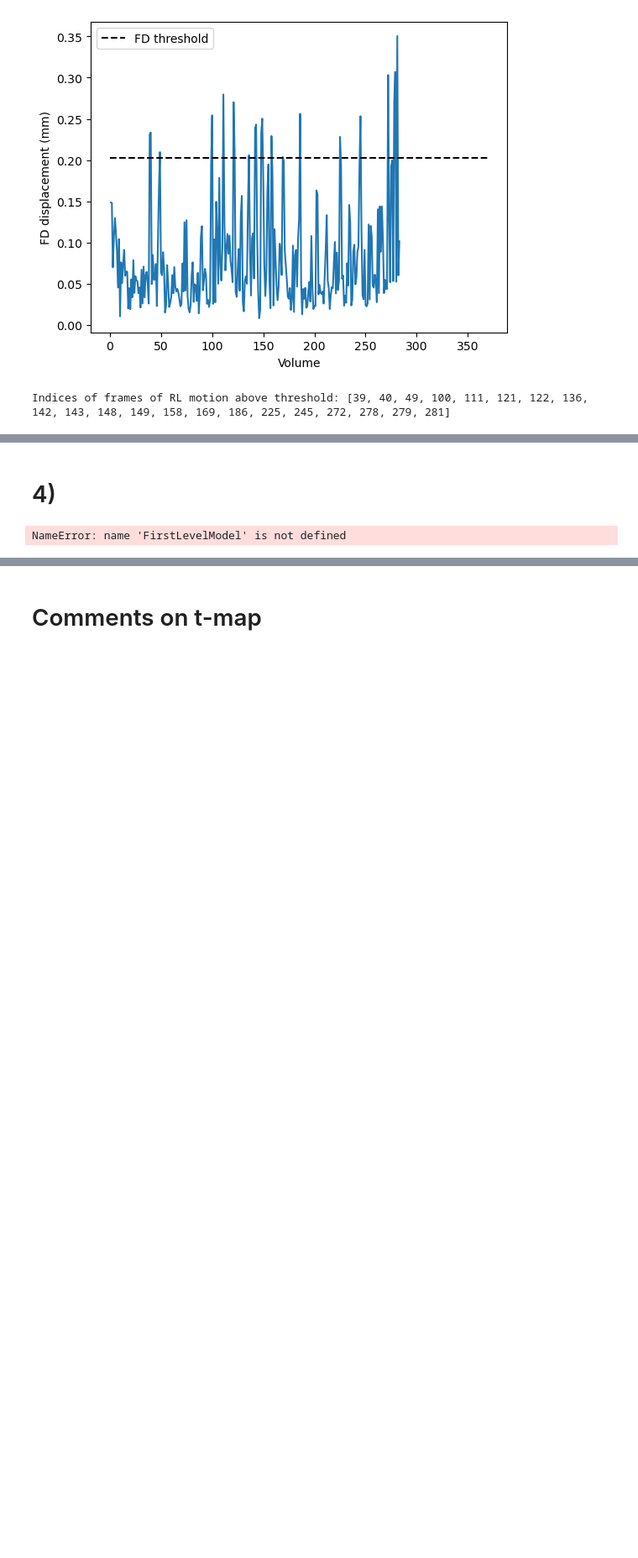
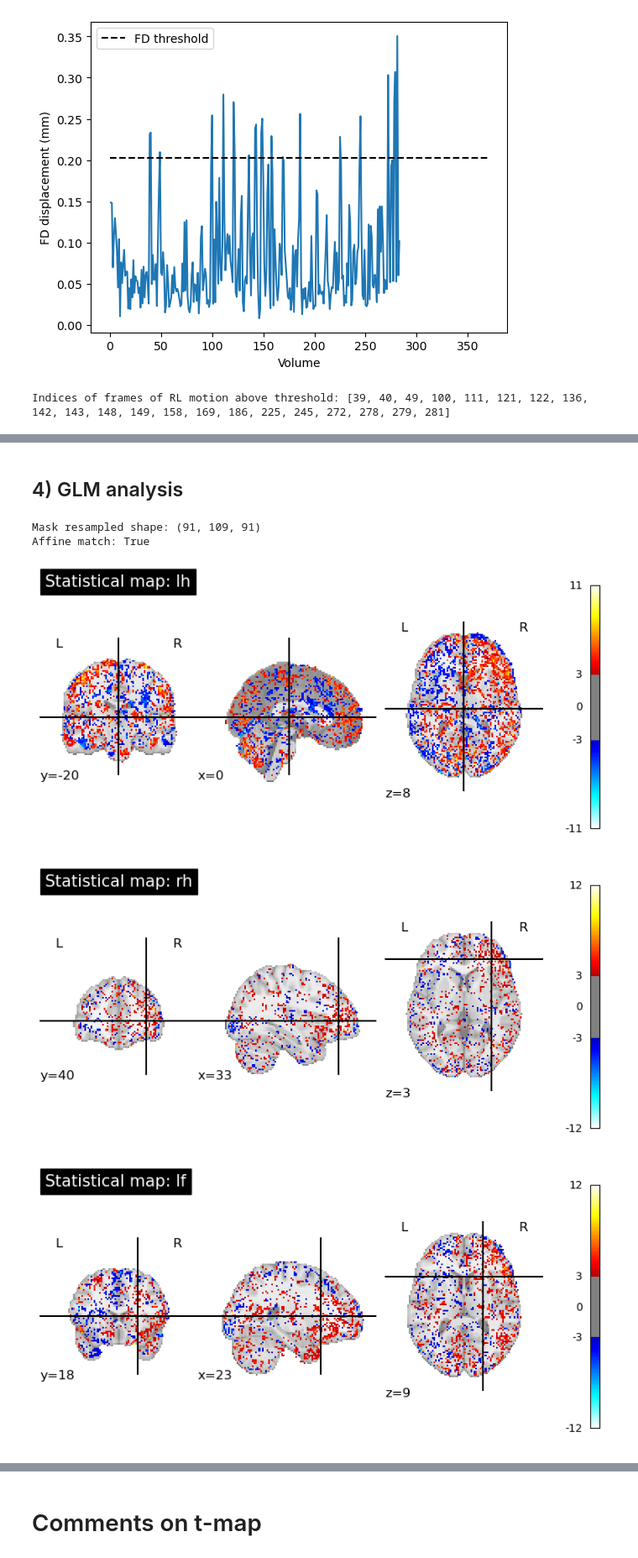
Before and after one commit to zoeepfl/NX-NSSP, a Jupyter notebook: Mini_Projet_1.ipynb, the cells around one changed output, grey strips where cells are left out. Shown at 84% size. Saved outputs shown, nothing was run; the diff lists cells and outputs as text; code cells hidden in the pictures; blank space fills up the shorter version.

```diff
--- a/Mini_Projet_1.ipynb
+++ b/Mini_Projet_1.ipynb
@@ -457,30 +457,39 @@ NameError: name 'func_img' is not defined
 # %% [markdown]
-# 4)
+## 4) GLM analysis
+# %%
+from nilearn import image, plotting
+mask_img = image.load_img(resulting_mask_path)
+mask_epi = image.resample_to_img(mask_img, img, interpolation='nearest')
+
+print("Mask resampled shape:", mask_epi.shape)
+print("Affine match:", np.allclose(mask_epi.affine, img.affine))
+# %% [output]
+Mask resampled shape: (91, 109, 91)
+Affine match: True
+# %%
+first_level_model = FirstLevelModel(
+    t_r=0.72,
+    noise_model='ar1',
+    standardize=False,
+    hrf_model='spm',
+    drift_model='cosine',   # or None if you don't want drift correction
+    high_pass=.01
+)
+contrast = 'lh + rh - lf - rf'
+
+# Fit the model to our design and data
+fmri_glm = first_level_model.fit(img, events)
 # %%
-GLM_fMRI = FirstLevelModel(t_r=0.72,
-                           noise_model='ar1',
-                           standardize=False,
-                           hrf_model='spm',
-                           drift_model=None,
-                           high_pass=.01)
-
-# Fit the model to our design and data
-fmri_glm = GLM_fMRI.fit(fmri_img, events_LR)
-
-# Get regressors
-regressors = fmri_glm.design_matrices_[0].columns.tolist()
-print(regressors)
-regressors = fmri_glm.design_matrices_[0].columns.tolist()
-print(regressors)
-
 # Compute and plot t-map for each regressor and run
-for reg in regressors:
+for reg in cols_to_keep:
     t_map = fmri_glm.compute_contrast(reg, output_type='stat')
     plotting.plot_stat_map(
         t_map,
         threshold=3.0,
         display_mode='ortho',
         title=f'Statistical map: {reg}'
     )
 # %% [output]
-NameError: name 'FirstLevelModel' is not defined
+[figure, added]
+[figure, added]
+[figure, added]
```
Also changed, not shown: parts of 36 cells of this notebook.
